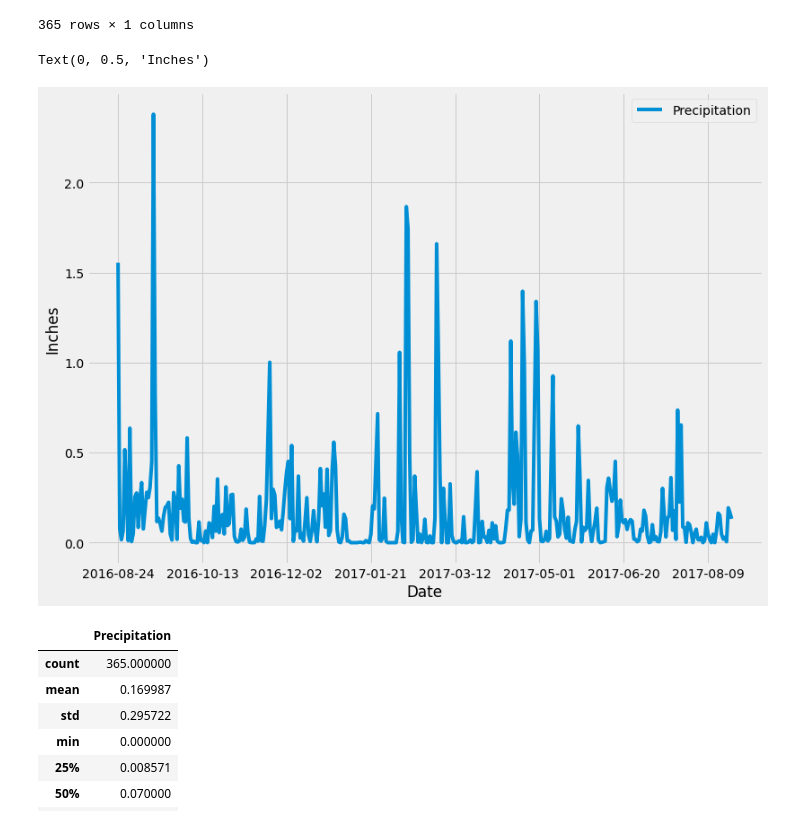
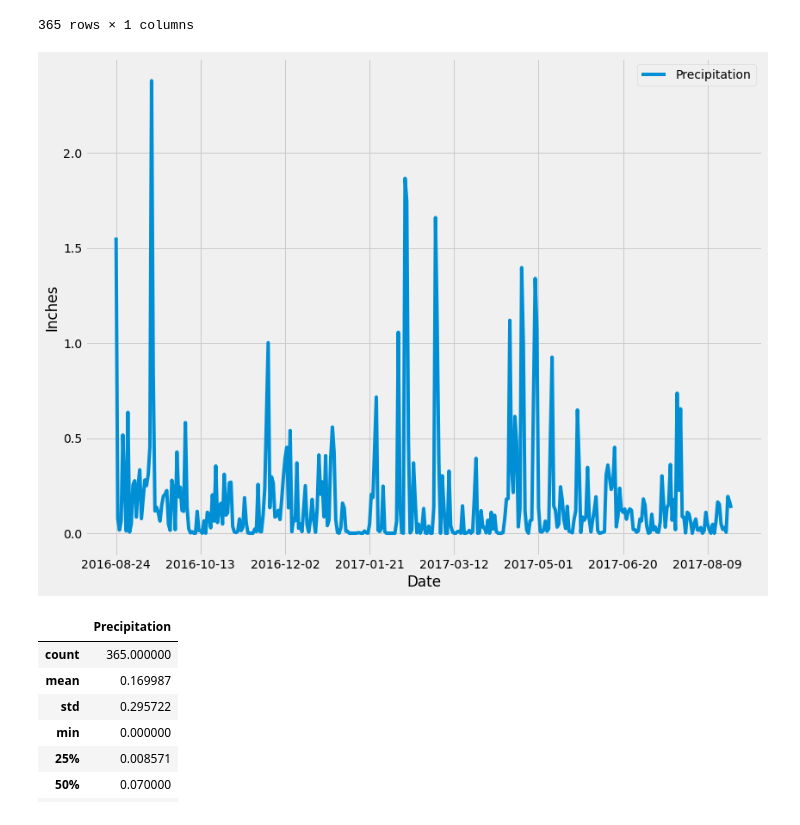
Before and after one commit to sherinmatt/Climate_Analysis_Sqlalchemy, a Jupyter notebook: SQLAlchemy/climate_starter.ipynb, the cells around one changed output. Saved outputs shown, nothing was run; the diff lists cells and outputs as text; code cells hidden in the pictures.

```diff
--- a/SQLAlchemy/climate_starter.ipynb
+++ b/SQLAlchemy/climate_starter.ipynb
@@ -112,10 +112,10 @@ average
 # %%
 average.plot(kind = "line", figsize = (12,9))
 plt.ylabel('Inches')
-#add plt.tight_layout()
+#add
+plt.tight_layout()
 # %% [output]
-Text(0, 0.5, 'Inches')
-[figure, old version]
+[figure, new version]
 # %%
 # Use Pandas to calcualte the summary statistics for the precipitation data:
 
```
Also changed, not shown: parts of 10 cells of this notebook.
